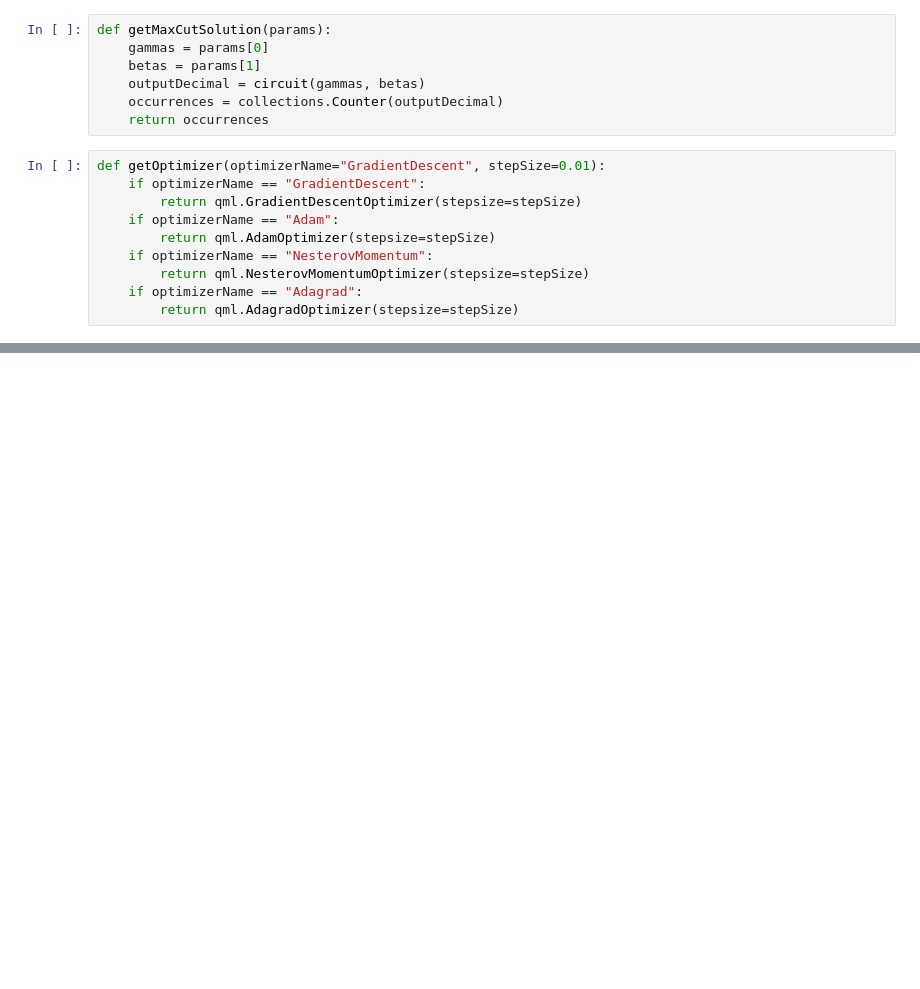
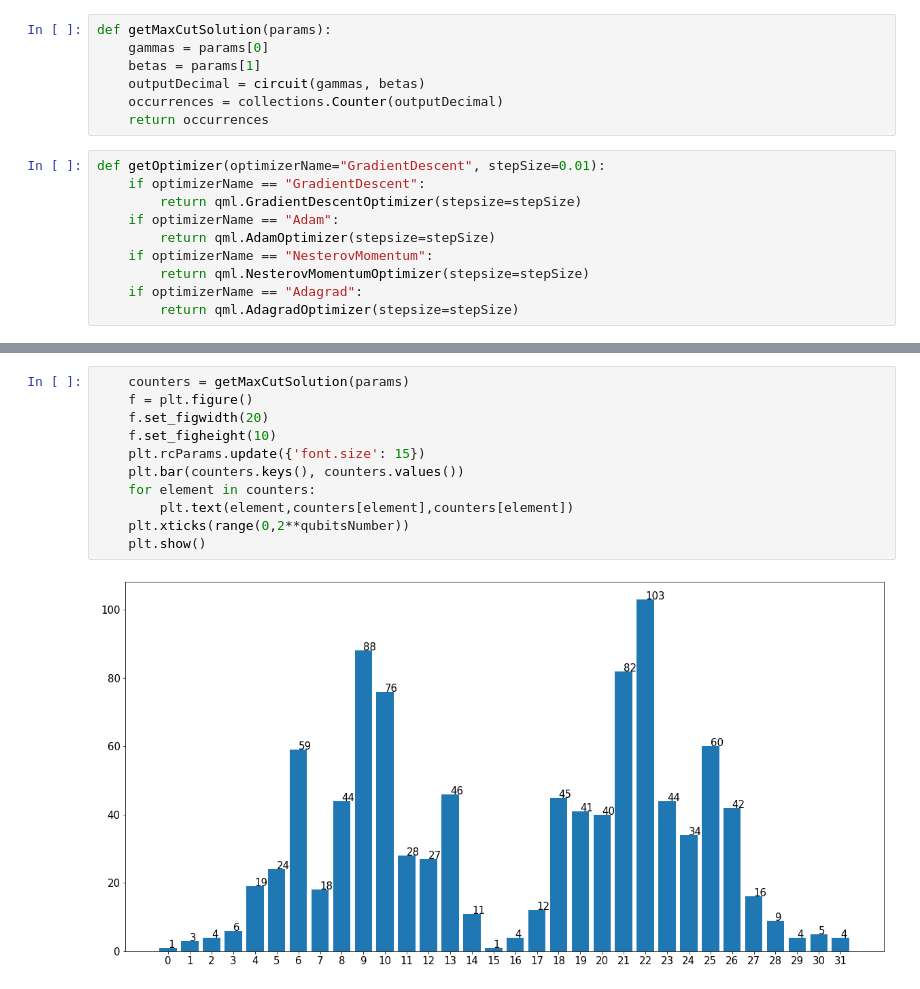
Before and after one commit to melehean/Implementation-of-selected-quantum-algorithms, a Jupyter notebook: qaoa/qaoa_maxcut.ipynb, the cells around one changed output, grey strips where cells are left out. Cells and saved outputs as stored; diff of their text form; blank space fills up the shorter version.

Commit message:
Add bar plot

```diff
--- a/qaoa/qaoa_maxcut.ipynb
+++ b/qaoa/qaoa_maxcut.ipynb
@@ -99,3 +100,16 @@ Final results: Counter({22.0: 179, 9.0: 154, 14.0: 54, 29.0: 49, 2.0: 46, 8.0: 4
+# %%
+    counters = getMaxCutSolution(params)
+    f = plt.figure()
+    f.set_figwidth(20)
+    f.set_figheight(10)
+    plt.rcParams.update({'font.size': 15})
+    plt.bar(counters.keys(), counters.values())
+    for element in counters:
+        plt.text(element,counters[element],counters[element])
+    plt.xticks(range(0,2**qubitsNumber))
+    plt.show()
+# %% [output]
+[figure, added]
 # %%
     drawer = qml.draw(circuit)
     print(drawer(params[0],params[1]))
```
Also changed, not shown: parts of 4 cells of this notebook, 1 other file.
